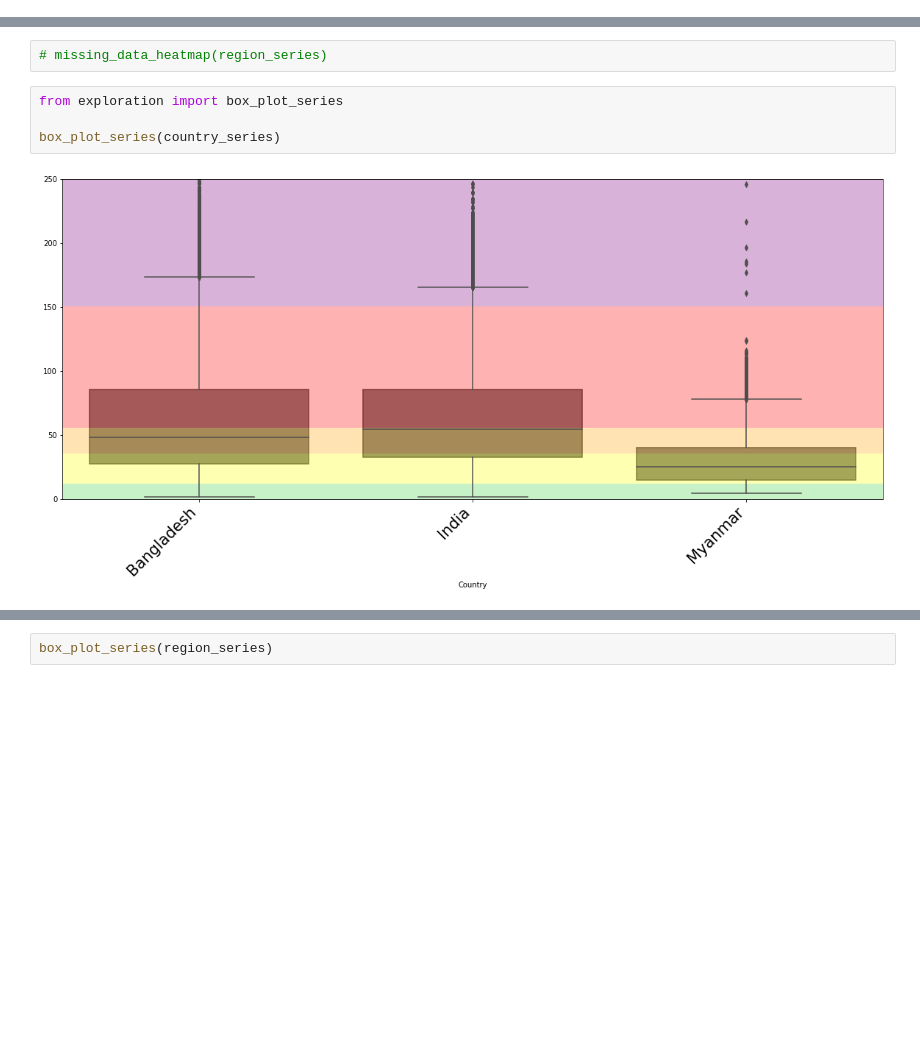
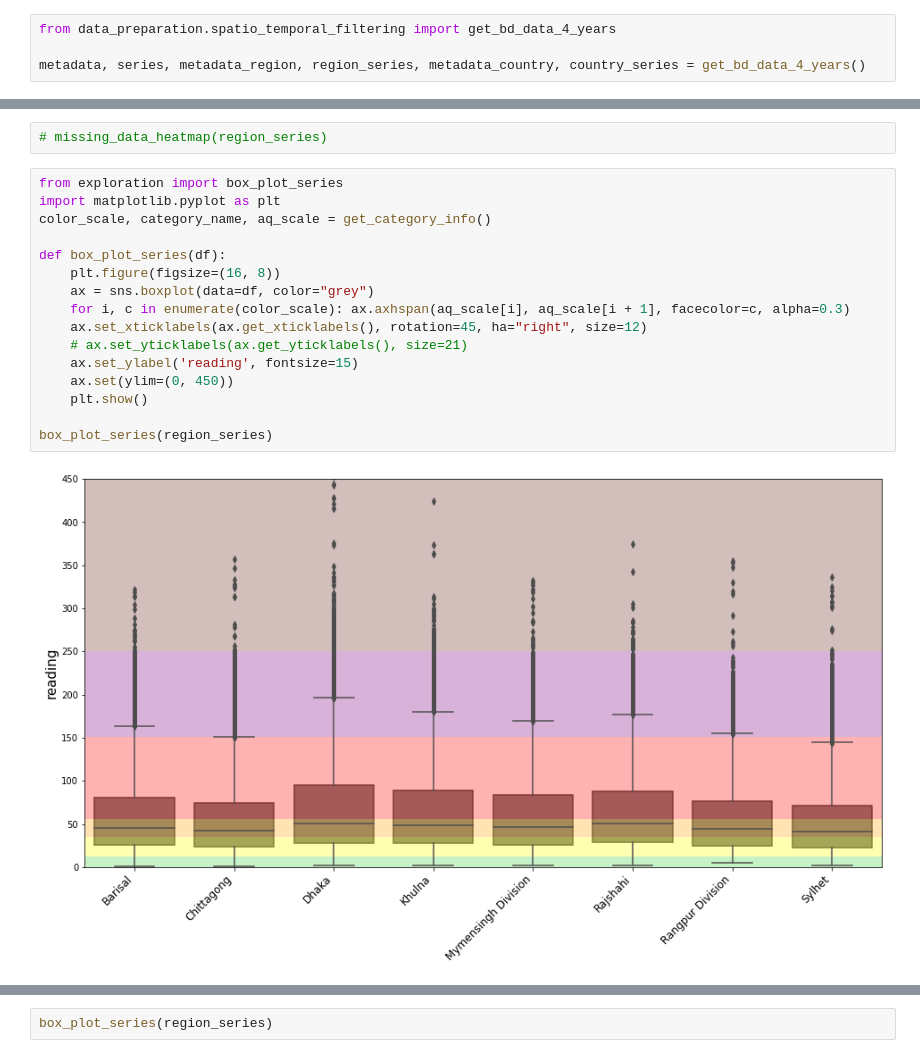
Before and after one commit to asifzmn/Air_Quality_Analysis, a Jupyter notebook: exploration/EDA_time_series.ipynb, the cells around one changed output, grey strips where cells are left out. Saved outputs shown, nothing was run; the diff lists cells and outputs as text; blank space fills up the shorter version.

Commit message:
Exploration Module Fixing

```diff
--- a/exploration/EDA_time_series.ipynb
+++ b/exploration/EDA_time_series.ipynb
@@ -18,0 +19,4 @@ region_series, metadata_region, country_series, metadata_country = read_region_a
+# %%
+from data_preparation.spatio_temporal_filtering import get_bd_data_4_years
+
+metadata, series, metadata_region, region_series, metadata_country, country_series = get_bd_data_4_years()
@@ -30,9 +60,21 @@ country_series.shape
 # missing_data_heatmap(country_series)
 # %%
 # missing_data_heatmap(region_series)
-# %%
-from exploration import box_plot_series
-
-box_plot_series(country_series)
-# %% [output]
-[figure, removed]
+# %%
+from exploration import box_plot_series
+import matplotlib.pyplot as plt
+color_scale, category_name, aq_scale = get_category_info()
+
+def box_plot_series(df):
+    plt.figure(figsize=(16, 8))
+    ax = sns.boxplot(data=df, color="grey")
+    for i, c in enumerate(color_scale): ax.axhspan(aq_scale[i], aq_scale[i + 1], facecolor=c, alpha=0.3)
+    ax.set_xticklabels(ax.get_xticklabels(), rotation=45, ha="right", size=12)
+    # ax.set_yticklabels(ax.get_yticklabels(), size=21)
+    ax.set_ylabel('reading', fontsize=15)
+    ax.set(ylim=(0, 450))
+    plt.show()
+
+box_plot_series(region_series)
+# %% [output]
+[figure, added]
```
Also changed, not shown: parts of 7 cells of this notebook, 6 other files.
